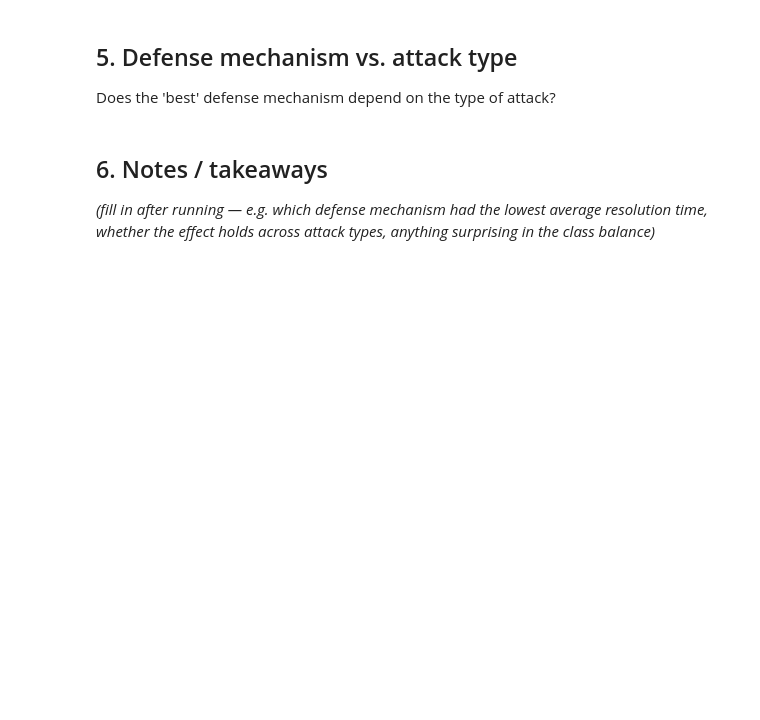
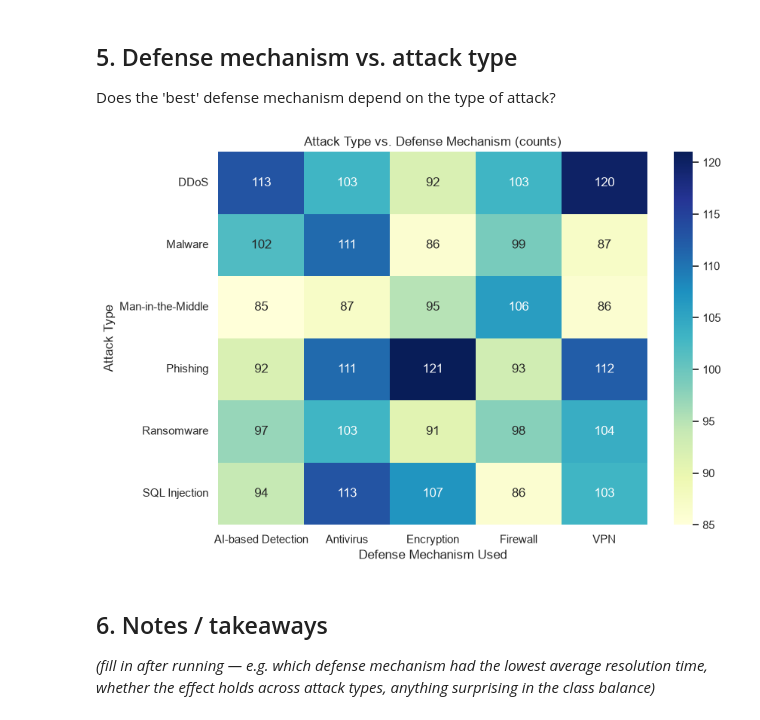
Before and after one commit to ShinyJ3/CyberCrimePM, a Jupyter notebook: notebooks/01_eda.ipynb, the cells around one changed output. Saved outputs shown, nothing was run; the diff lists cells and outputs as text; code cells hidden in the pictures; blank space fills up the shorter version.

```diff
--- a/notebooks/01_eda.ipynb
+++ b/notebooks/01_eda.ipynb
@@ -88,12 +155,16 @@ Does the 'best' defense mechanism depend on the type of attack?
 # %%
 crosstab = pd.crosstab(df["attack_type"], df["defense_mechanism_used"])
 
 plt.figure(figsize=(9, 6))
 sns.heatmap(crosstab, annot=True, fmt="d", cmap="YlGnBu")
 plt.title("Attack Type vs. Defense Mechanism (counts)")
+plt.xlabel("Defense Mechanism Used")
+plt.ylabel("Attack Type")
 plt.tight_layout()
 plt.savefig(FIGURES_DIR / "attack_type_vs_defense.png")
 plt.show()
+# %% [output]
+[figure, added]
 # %% [markdown]
 ## 6. Notes / takeaways
 _(fill in after running — e.g. which defense mechanism had the lowest
```
Also changed, not shown: parts of 9 cells of this notebook.
